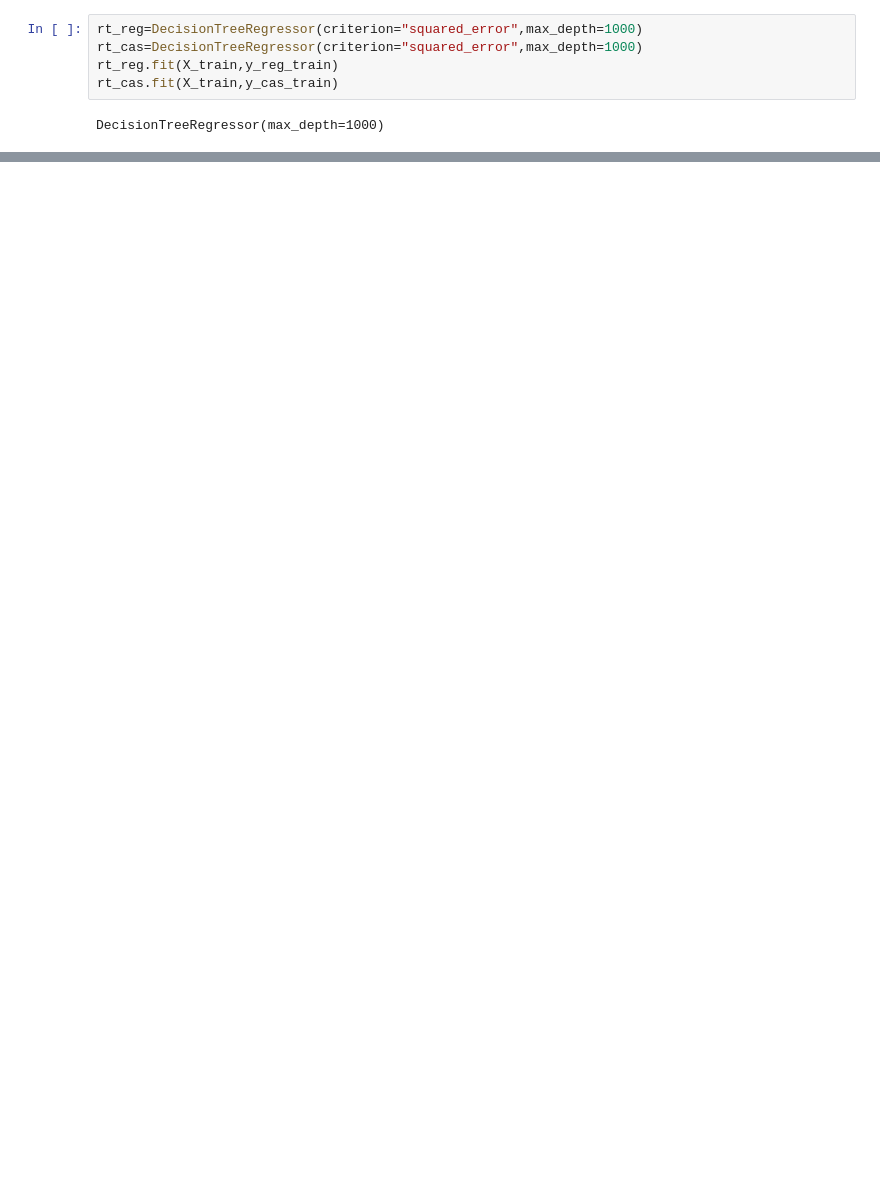
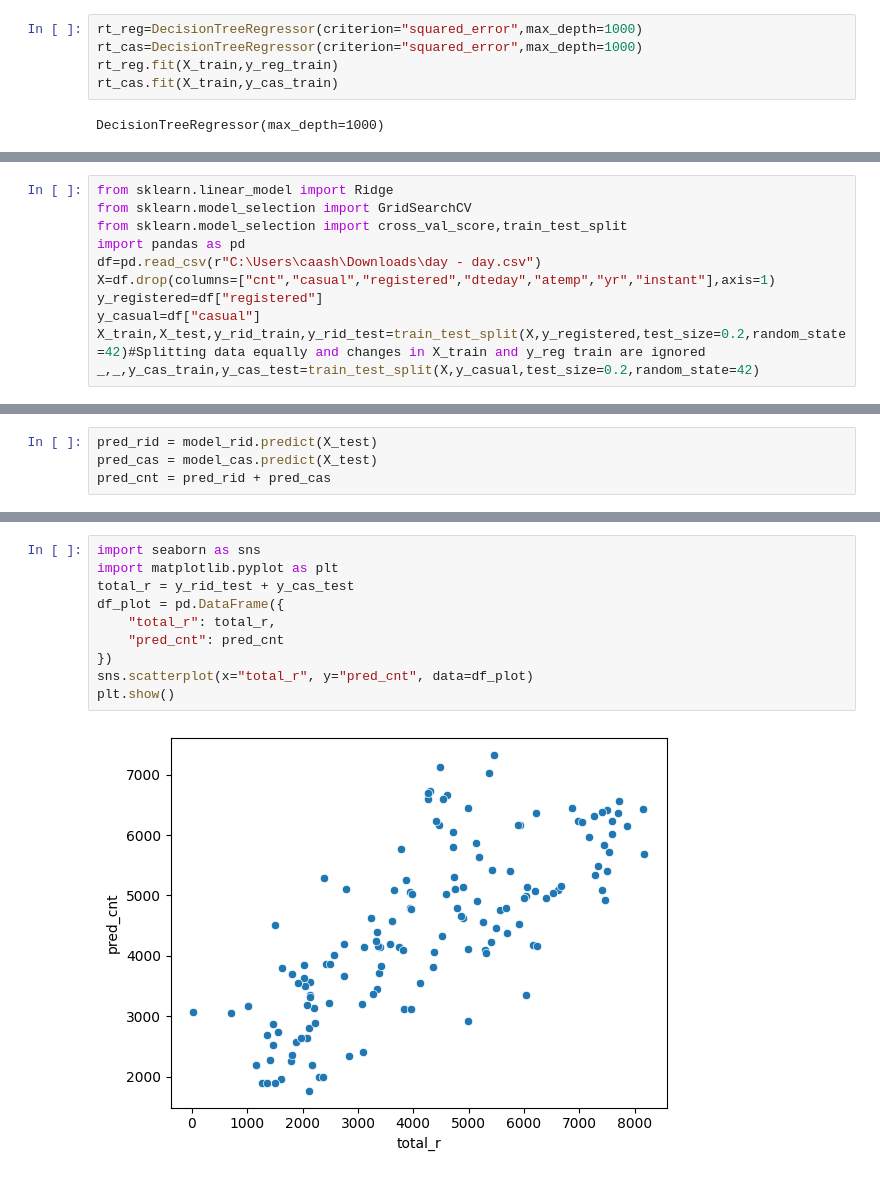
Before and after one commit to GehrmanSparrow116/DJS-CODE-AI, a Jupyter notebook: Bike Rental Service 2.ipynb, the cells around one changed output, grey strips where cells are left out. Drawn from its saved outputs; the diff is of its cells as text; blank space fills up the shorter version.

```diff
--- a/Bike Rental Service 2.ipynb
+++ b/Bike Rental Service 2.ipynb
@@ -75,0 +88,11 @@ RMSE: 1360.68
+# %%
+from sklearn.linear_model import Ridge
+from sklearn.model_selection import GridSearchCV
+from sklearn.model_selection import cross_val_score,train_test_split
+import pandas as pd
+df=pd.read_csv(r"C:\Users\caash\Downloads\day - day.csv")
+X=df.drop(columns=["cnt","casual","registered","dteday","atemp","yr","instant"],axis=1)
+y_registered=df["registered"]
+y_casual=df["casual"]
+X_train,X_test,y_rid_train,y_rid_test=train_test_split(X,y_registered,test_size=0.2,random_state=42)#Splitting data equally and changes in X_train and y_reg train are ignored
+_,_,y_cas_train,y_cas_test=train_test_split(X,y_casual,test_size=0.2,random_state=42)
@@ -75,0 +119,4 @@ RMSE: 1360.68
+# %%
+pred_rid = model_rid.predict(X_test)
+pred_cas = model_cas.predict(X_test)
+pred_cnt = pred_rid + pred_cas
@@ -75,0 +129,12 @@ RMSE: 1360.68
+# %%
+import seaborn as sns
+import matplotlib.pyplot as plt
+total_r = y_rid_test + y_cas_test
+df_plot = pd.DataFrame({
+    "total_r": total_r,
+    "pred_cnt": pred_cnt
+})
+sns.scatterplot(x="total_r", y="pred_cnt", data=df_plot)
+plt.show()
+# %% [output]
+[figure, added]
```
Also changed, not shown: parts of 20 cells of this notebook.
